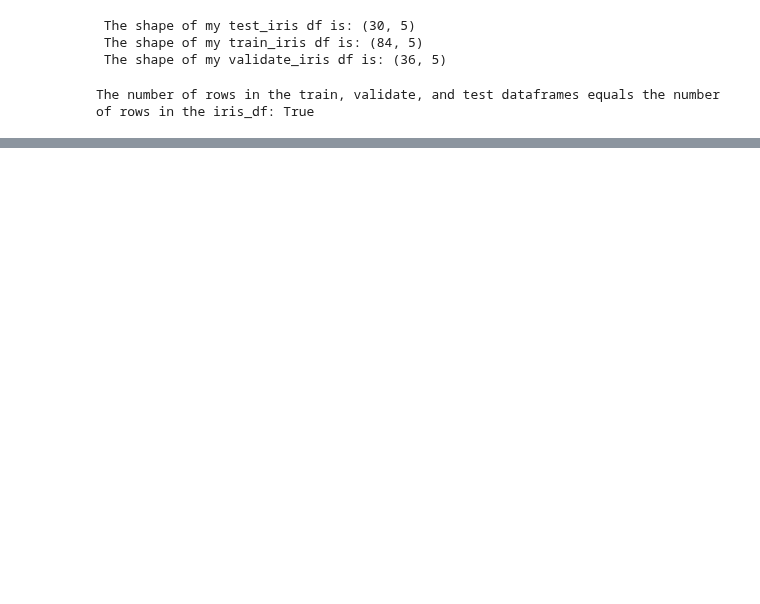
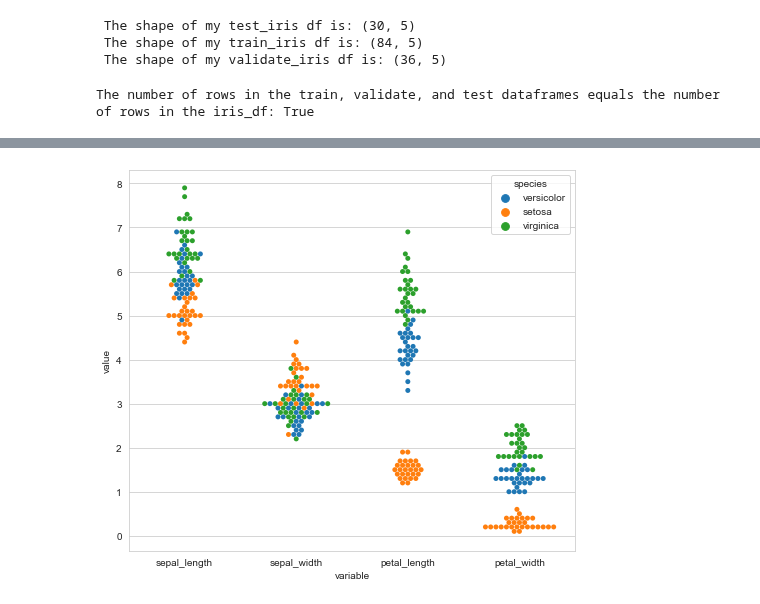
Before and after one commit to lukewbecker/classification-exercises, a Jupyter notebook: classification_exercises.ipynb, the cells around one changed output, grey strips where cells are left out. Saved outputs shown, nothing was run; the diff lists cells and outputs as text; code cells hidden in the pictures; blank space fills up the shorter version.

```diff
--- a/classification_exercises.ipynb
+++ b/classification_exercises.ipynb
@@ -1315,0 +1360,3 @@ The number of rows in the train, validate, and test dataframes equals the number
+# %%
+train_iris_melt = train_iris.melt(id_vars='species')
+train_iris_melt
@@ -1315,0 +1379,11 @@ The number of rows in the train, validate, and test dataframes equals the number
+# %%
+# Creating the swarmplot. Interesting to not that each 'dot' is actually a hexagon. Looking into if that is a changable feature of the chart.
+
+plt.figure(figsize=(8,7))
+
+sns.set_style("whitegrid")
+sns.swarmplot(data = train_iris_melt, y='value', x='variable', hue = 'species')
+
+plt.show()
+# %% [output]
+[figure, added]
```
Also changed, not shown: parts of 27 cells of this notebook.
